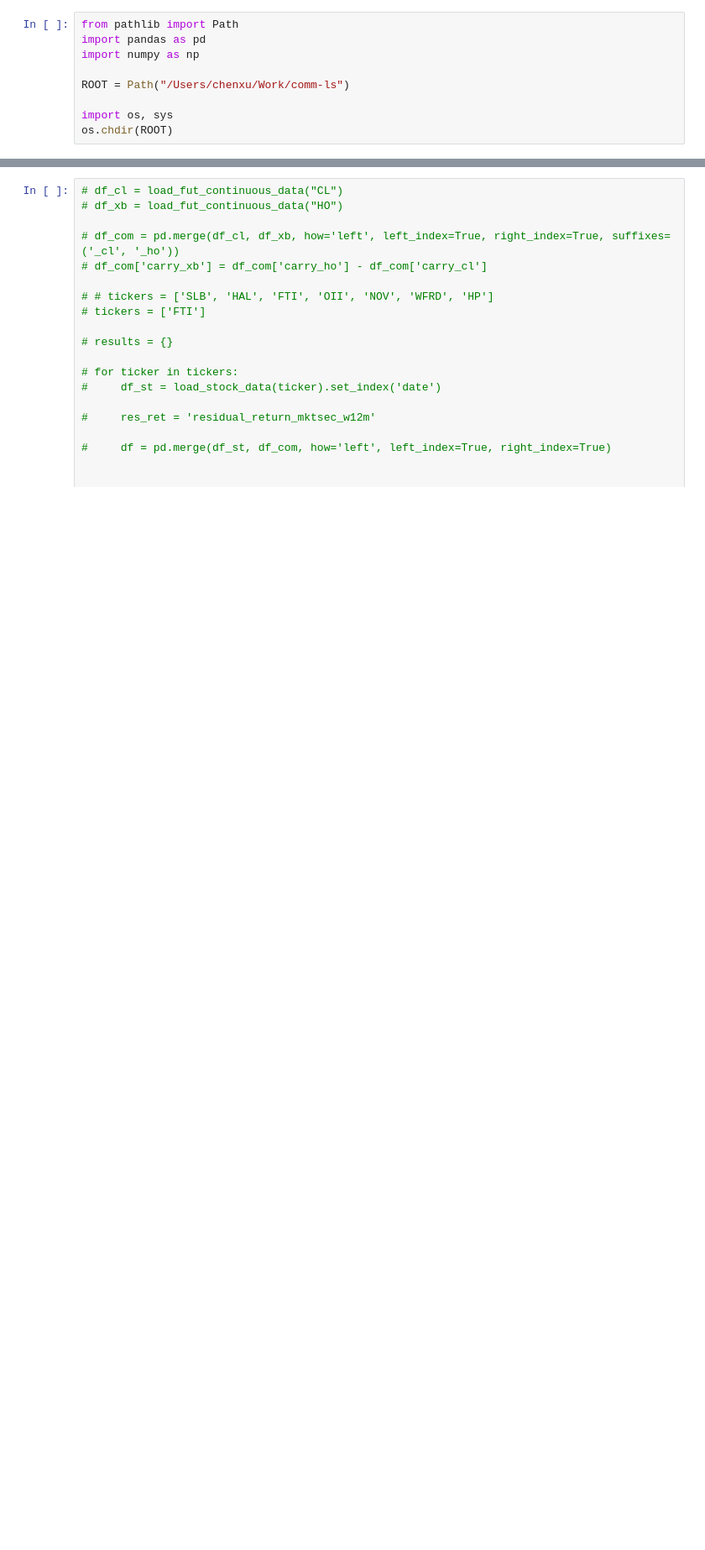
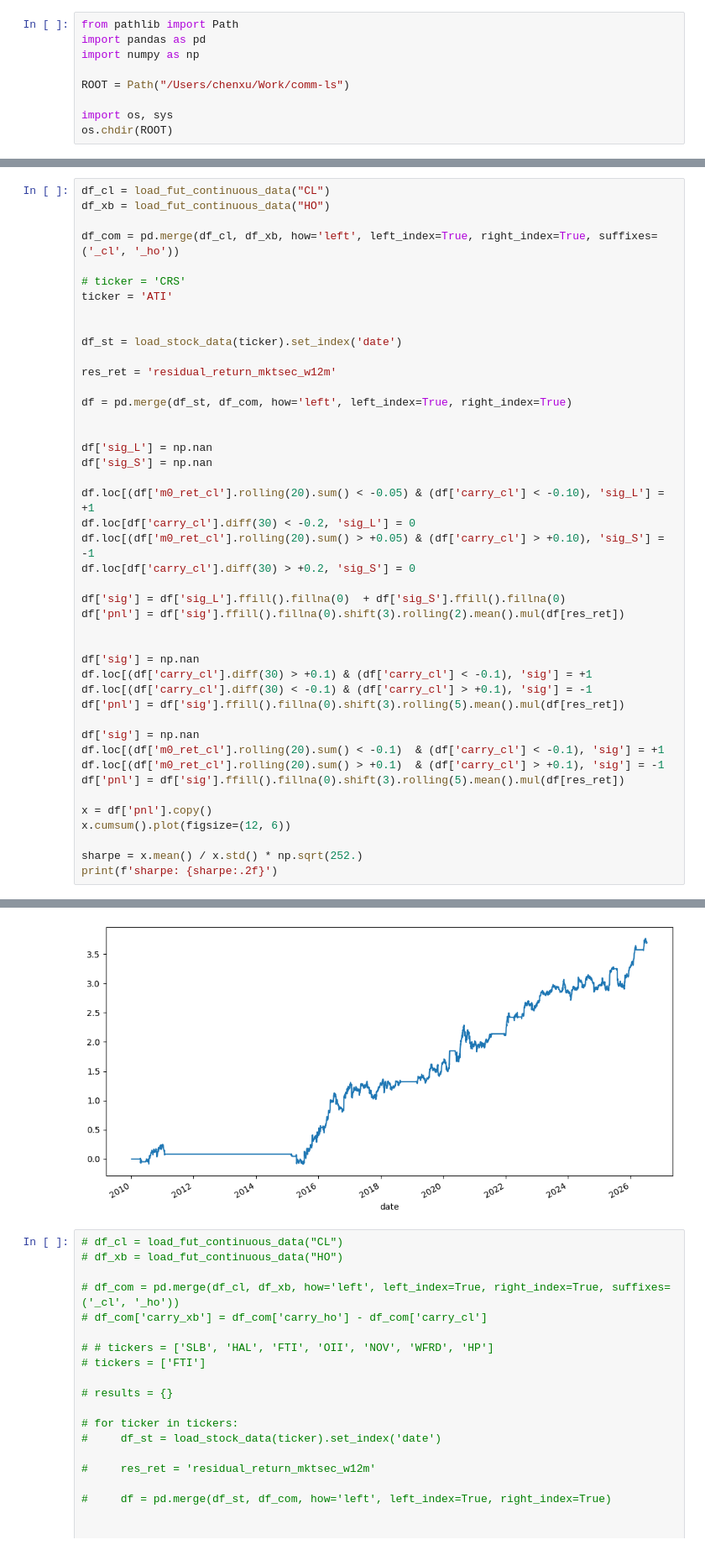
Before and after one commit to chenxu0602/comm-ls, a Jupyter notebook: notebooks/backtest_cl.ipynb, the cells around one changed output, grey strips where cells are left out. Shown at 84% size. Cells and saved outputs as stored; diff of their text form; blank space fills up the shorter version.

```diff
--- a/notebooks/backtest_cl.ipynb
+++ b/notebooks/backtest_cl.ipynb
@@ -86,3 +85,48 @@ SLEEVE_CONFIG = {
         "weights": {'ERO': 0.5, 'TECK': 0.5},
     },
 }
+# %%
+df_cl = load_fut_continuous_data("CL")
+df_xb = load_fut_continuous_data("HO")
+
+df_com = pd.merge(df_cl, df_xb, how='left', left_index=True, right_index=True, suffixes=('_cl', '_ho'))
+
+# ticker = 'CRS'
+ticker = 'ATI'
+
+
+df_st = load_stock_data(ticker).set_index('date')
+
+res_ret = 'residual_return_mktsec_w12m'
+
+df = pd.merge(df_st, df_com, how='left', left_index=True, right_index=True)
+
+
+df['sig_L'] = np.nan
+df['sig_S'] = np.nan
+
+df.loc[(df['m0_ret_cl'].rolling(20).sum() < -0.05) & (df['carry_cl'] < -0.10), 'sig_L'] = +1
+df.loc[df['carry_cl'].diff(30) < -0.2, 'sig_L'] = 0
+df.loc[(df['m0_ret_cl'].rolling(20).sum() > +0.05) & (df['carry_cl'] > +0.10), 'sig_S'] = -1
+df.loc[df['carry_cl'].diff(30) > +0.2, 'sig_S'] = 0
+
+df['sig'] = df['sig_L'].ffill().fillna(0)  + df['sig_S'].ffill().fillna(0)
+df['pnl'] = df['sig'].ffill().fillna(0).shift(3).rolling(2).mean().mul(df[res_ret])
+
+
+df['sig'] = np.nan
+df.loc[(df['carry_cl'].diff(30) > +0.1) & (df['carry_cl'] < -0.1), 'sig'] = +1
+df.loc[(df['carry_cl'].diff(30) < -0.1) & (df['carry_cl'] > +0.1), 'sig'] = -1
+df['pnl'] = df['sig'].ffill().fillna(0).shift(3).rolling(5).mean().mul(df[res_ret])
+
+df['sig'] = np.nan
+df.loc[(df['m0_ret_cl'].rolling(20).sum() < -0.1)  & (df['carry_cl'] < -0.1), 'sig'] = +1
+df.loc[(df['m0_ret_cl'].rolling(20).sum() > +0.1)  & (df['carry_cl'] > +0.1), 'sig'] = -1
+df['pnl'] = df['sig'].ffill().fillna(0).shift(3).rolling(5).mean().mul(df[res_ret])
+
+x = df['pnl'].copy()
+x.cumsum().plot(figsize=(12, 6))
+
+sharpe = x.mean() / x.std() * np.sqrt(252.)
+print(f'sharpe: {sharpe:.2f}')
+# %% [output]
@@ -89,3 +134,4 @@ SLEEVE_CONFIG = {
+[figure, added]
 # %%
 # df_cl = load_fut_continuous_data("CL")
 # df_xb = load_fut_continuous_data("HO")
```
Also changed, not shown: parts of 8 cells of this notebook, 2 other files.
